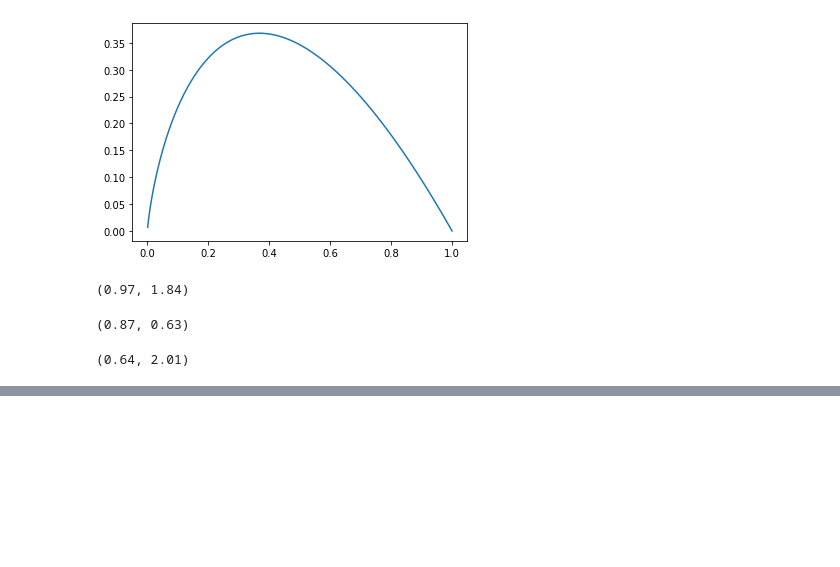
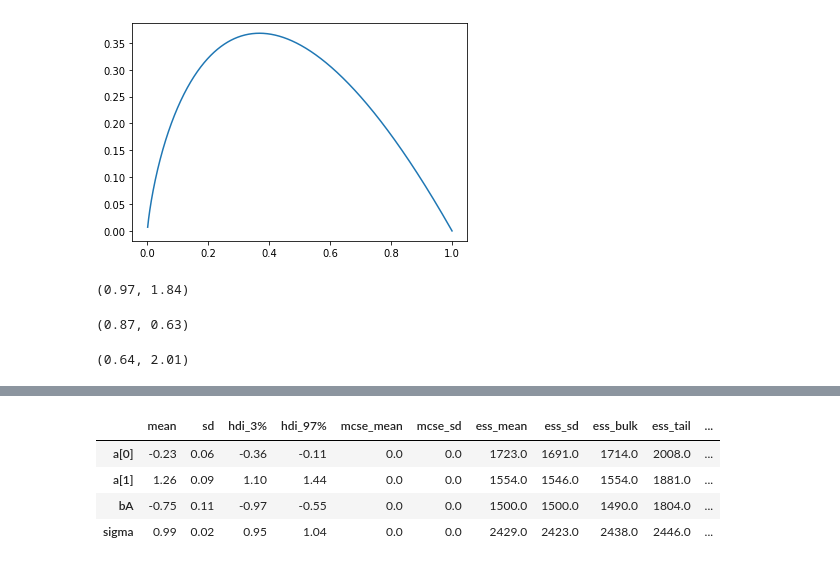
Before and after one commit to danhphan/bayesian-inferences, a Jupyter notebook: _00_rethink_stats_week4.ipynb, the cells around one changed output, grey strips where cells are left out. Drawn from its saved outputs; the diff is of its cells as text; code cells hidden in the pictures; blank space fills up the shorter version.

```diff
--- a/_00_rethink_stats_week4.ipynb
+++ b/_00_rethink_stats_week4.ipynb
@@ -83,0 +139,8 @@ kl_distance("Island 1", "Island 3"), kl_distance("Island 2", "Island 3")0.63)
+# %%
+az.summary(trace_69, credible_interval=0.89).round(2)
+# %% [output]
+|  | mean | sd | hdi_3% | hdi_97% | mcse_mean | mcse_sd | ess_mean | ess_sd | ess_bulk | ess_tail | ... |
+| a[0] | -0.23 | 0.06 | -0.36 | -0.11 | 0.0 | 0.0 | 1723.0 | 1691.0 | 1714.0 | 2008.0 | ... |
+| a[1] | 1.26 | 0.09 | 1.10 | 1.44 | 0.0 | 0.0 | 1554.0 | 1546.0 | 1554.0 | 1881.0 | ... |
+| bA | -0.75 | 0.11 | -0.97 | -0.55 | 0.0 | 0.0 | 1500.0 | 1500.0 | 1490.0 | 1804.0 | ... |
+| sigma | 0.99 | 0.02 | 0.95 | 1.04 | 0.0 | 0.0 | 2429.0 | 2423.0 | 2438.0 | 2446.0 | ... |
```
Also changed, not shown: parts of 11 cells of this notebook.
